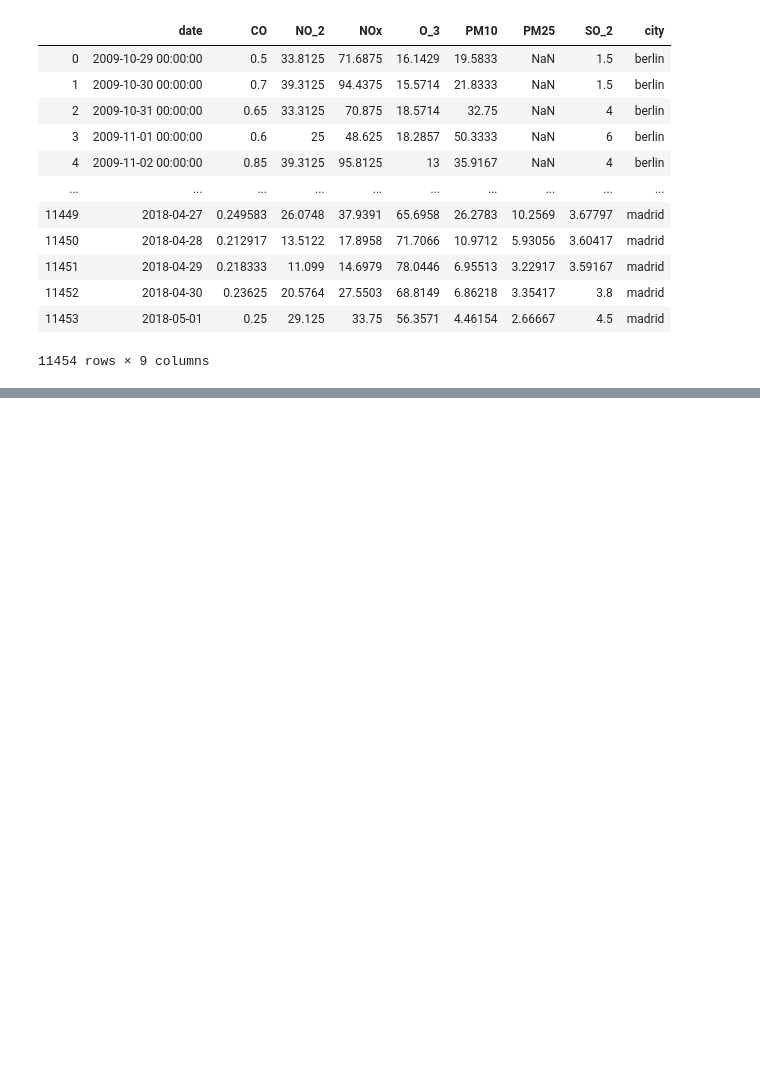
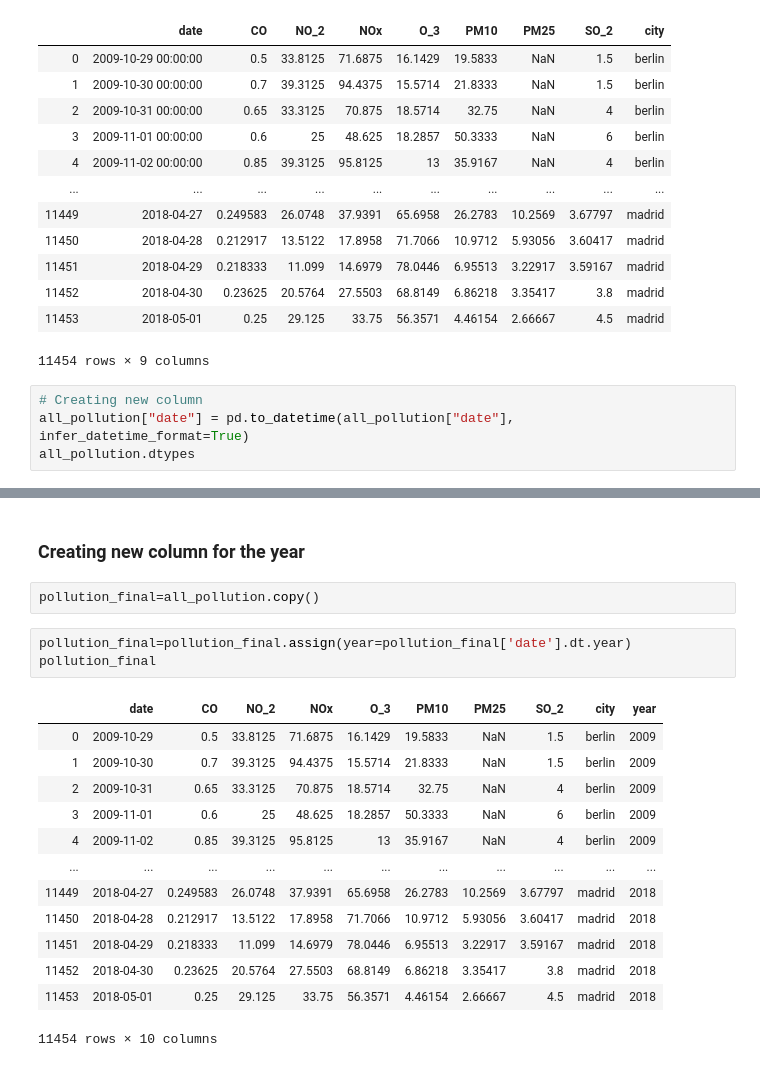
Before and after one commit to andres2203/pollution_correlation, a Jupyter notebook: Final_Main.ipynb, the cells around one changed output, grey strips where cells are left out. Saved outputs shown, nothing was run; the diff lists cells and outputs as text; blank space fills up the shorter version.

Commit message:
new column year

```diff
--- a/Final_Main.ipynb
+++ b/Final_Main.ipynb
@@ -260,3 +260,7 @@ all_pollution
 | 11452 | 2018-04-30 | 0.23625 | 20.5764 | 27.5503 | 68.8149 | 6.86218 | 3.35417 | 3.8 | madrid |
 | 11453 | 2018-05-01 | 0.25 | 29.125 | 33.75 | 56.3571 | 4.46154 | 2.66667 | 4.5 | madrid |
 11454 rows × 9 columns
+# %%
+# Creating new column
+all_pollution["date"] = pd.to_datetime(all_pollution["date"], infer_datetime_format=True)
+all_pollution.dtypes
@@ -262,0 +294,21 @@ all_pollution
+# %% [markdown]
+### Creating new column for the year
+# %%
+pollution_final=all_pollution.copy()
+# %%
+pollution_final=pollution_final.assign(year=pollution_final['date'].dt.year)
+pollution_final
+# %% [output]
+|  | date | CO | NO_2 | NOx | O_3 | PM10 | PM25 | SO_2 | city | year |
+| 0 | 2009-10-29 | 0.5 | 33.8125 | 71.6875 | 16.1429 | 19.5833 | NaN | 1.5 | berlin | 2009 |
+| 1 | 2009-10-30 | 0.7 | 39.3125 | 94.4375 | 15.5714 | 21.8333 | NaN | 1.5 | berlin | 2009 |
+| 2 | 2009-10-31 | 0.65 | 33.3125 | 70.875 | 18.5714 | 32.75 | NaN | 4 | berlin | 2009 |
+| 3 | 2009-11-01 | 0.6 | 25 | 48.625 | 18.2857 | 50.3333 | NaN | 6 | berlin | 2009 |
+| 4 | 2009-11-02 | 0.85 | 39.3125 | 95.8125 | 13 | 35.9167 | NaN | 4 | berlin | 2009 |
+| ... | ... | ... | ... | ... | ... | ... | ... | ... | ... | ... |
+| 11449 | 2018-04-27 | 0.249583 | 26.0748 | 37.9391 | 65.6958 | 26.2783 | 10.2569 | 3.67797 | madrid | 2018 |
+| 11450 | 2018-04-28 | 0.212917 | 13.5122 | 17.8958 | 71.7066 | 10.9712 | 5.93056 | 3.60417 | madrid | 2018 |
+| 11451 | 2018-04-29 | 0.218333 | 11.099 | 14.6979 | 78.0446 | 6.95513 | 3.22917 | 3.59167 | madrid | 2018 |
+| 11452 | 2018-04-30 | 0.23625 | 20.5764 | 27.5503 | 68.8149 | 6.86218 | 3.35417 | 3.8 | madrid | 2018 |
+| 11453 | 2018-05-01 | 0.25 | 29.125 | 33.75 | 56.3571 | 4.46154 | 2.66667 | 4.5 | madrid | 2018 |
+11454 rows × 10 columns
```
Also changed, not shown: parts of 2 cells of this notebook.
